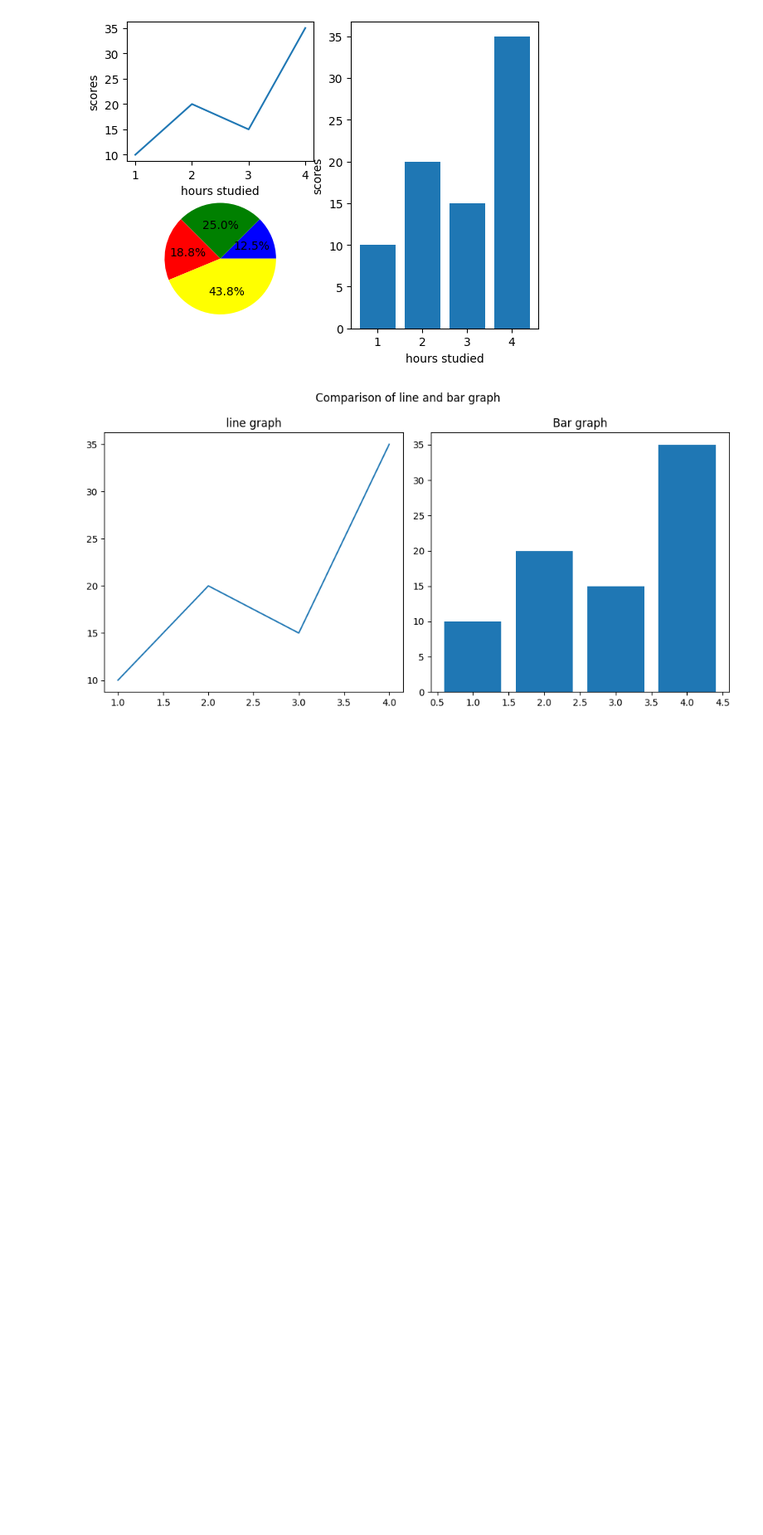
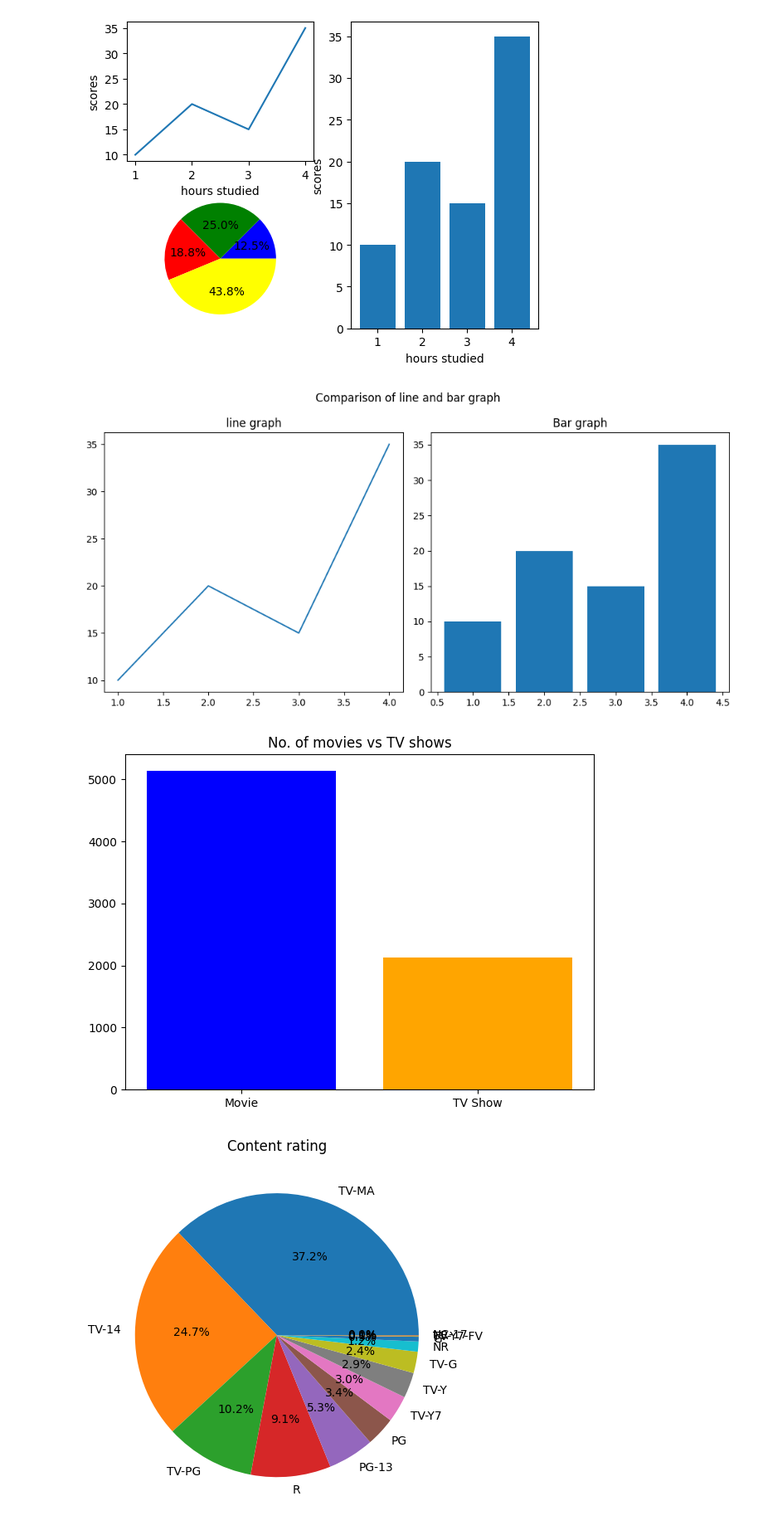
Before and after one commit to pranjal7398/Matplotlib, a Jupyter notebook: matplotlib.ipynb, the cells around one changed output. Shown at 83% size. Cells and saved outputs as stored; diff of their text form; code cells hidden in the pictures; blank space fills up the shorter version.

```diff
--- a/matplotlib.ipynb
+++ b/matplotlib.ipynb
@@ -198,3 +198,61 @@ plt.tight_layout() # for covering full canvas
 plt.show()
 # %% [output]
 [figure]
+# %%
+# project - visualizing netflix data and plotting various graphs and charts
+import pandas as pd
+import matplotlib.pyplot as plt
+
+url = "https://raw.githubusercontent.com/rfordatascience/tidytuesday/master/data/2021/2021-04-20/netflix_titles.csv"
+df = pd.read_csv(url)
+
+#clean data
+df = df.dropna(subset = ['type' , 'release_year' , 'rating' , 'country' , 'duration'])
+
+typee = df['type'].value_counts()
+x=typee.index
+y=typee.values
+plt.bar(x , y , color = ['blue' , 'orange'])
+plt.title("No. of movies vs TV shows")
+plt.tight_layout()
+plt.show()
+
+ratings = df['rating'].value_counts()
+m = ratings.values
+n = ratings.index
+plt.pie(m ,labels = n , autopct = "%1.1f%%")
+plt.title("Content rating")
+plt.tight_layout()
+plt.show()
+
+movie_df = df[df['type'] == 'Movie'].copy()
+movie_df['duration_int']  =movie_df['duration'].str.replace('min' , '').astype(int)
+#movie_df['duration'].str.replace('min' , '') replaces min to empty string and .astype(int) converts the string values into integer values
+plt.hist(movie_df['duration_int'] , bins = 30 , color ="pink" , edgecolor = "black")
+plt.title("Movie duration distribution")
+plt.show()
+
+release = df['release_year'].value_counts().sort_index()
+plt.scatter(release.index , release.values , color = "red")
+plt.title("Release year vs No. of shows")
+plt.show()
+
+country = df['country'].value_counts().head(10)
+plt.barh(country.index , country.values , color = 'teal')
+plt.title("Top 10 countries by no. of shows")
+plt.show()
+
+content = df.groupby(['release_year' , 'type']).size().unstack().fillna(0)
+fig , ax = plt.subplots(1,2,figsize=(12,5))
+#Movies
+ax[0].plot(content.index , content['Movie'] , color="blue")
+ax[0].set_title('Movies released per year')
+#Tv shows
+ax[0].plot(content.index , content['TV Show'] , color="orange")
+ax[0].set_title('TV Shows released per year')
+fig.suptitle("Comparison of Movies and TV Shows")
+plt.tight_layout()
+plt.show()
+# %% [output]
+[figure, added]
+[figure, added]
```
Also changed, not shown: parts of 1 cell of this notebook.
